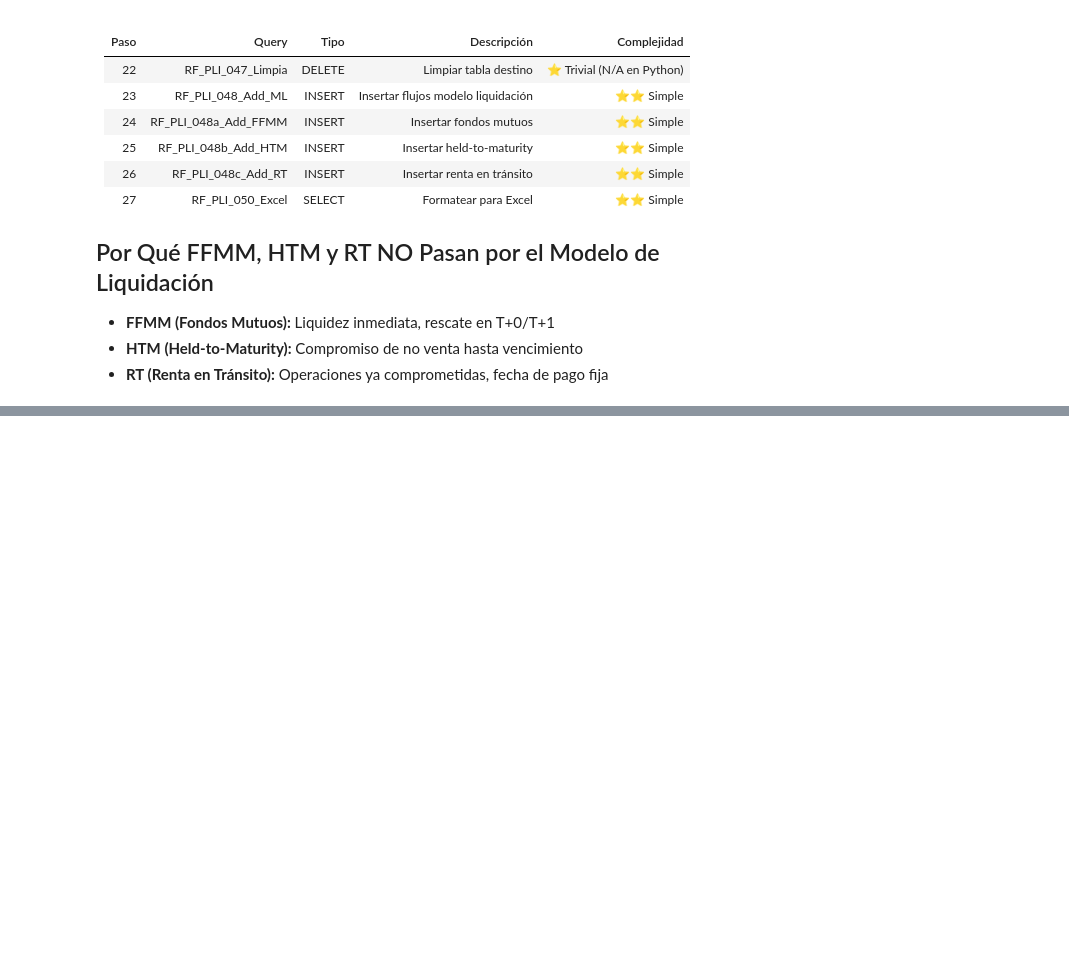
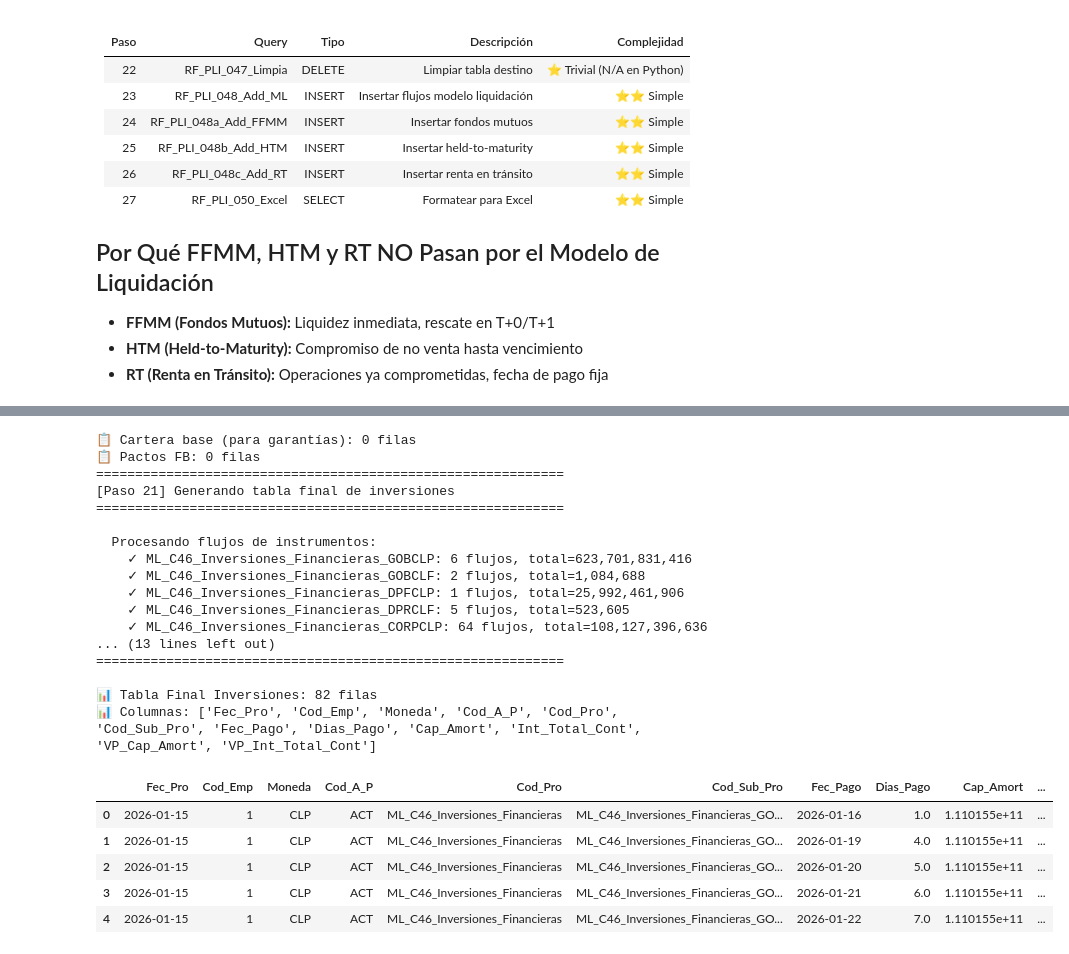
Before and after one commit to vmlandae/bfa-cl-modelos-diarios-v1, a Jupyter notebook: RF_Modelo_Inversiones/dev/draft_ml_inversiones.ipynb, the cells around one changed output, grey strips where cells are left out. Drawn from its saved outputs; the diff is of its cells as text; code cells hidden in the pictures; blank space fills up the shorter version.

Commit message:
avance notebook

```diff
--- a/RF_Modelo_Inversiones/dev/draft_ml_inversiones.ipynb
+++ b/RF_Modelo_Inversiones/dev/draft_ml_inversiones.ipynb
@@ -1189,0 +1222,59 @@ SELECT RF_PLI_049_Tabla_Desarrollo_Modelo_Inversiones.[FECHA PROCESO], RF_PLI_04
+# %%
+# =============================================================================
+# Paso 21: Generar Tabla Final Inversiones (UNION ALL)
+# =============================================================================
+
+# Preparar diccionario de flujos (ya existen en el notebook)
+flujos = {
+    'GobCLP': flujo_gob_clp,
+    'GobCLF': flujo_gob_clf,
+    'DPF': flujo_dpf,
+    'DPR': flujo_dpr,
+    'BBC': flujo_bbc,
+    'LCH': flujo_lch
+}
+
+# Cargar cartera base para garantías (RF_PLI_001b)
+df_base = tablas_access.get('RF_PLI_001b_TblCartera_RFBFA', pd.DataFrame())
+print(f"📋 Cartera base (para garantías): {len(df_base):,} filas")
+
+# Cargar pactos FB
+df_pactos = tablas_access.get('RF_PLI_044c_Add_Pactos_FB', pd.DataFrame())
+print(f"📋 Pactos FB: {len(df_pactos):,} filas")
+
+# Generar tabla final
+df_tabla_final = generar_tabla_final_inversiones(
+    flujos=flujos,
+    fecha_proceso=fecha_proceso,
+    df_base=df_base,
+    df_pactos=df_pactos,
+    verbose=True
+)
+
+print(f"\n📊 Tabla Final Inversiones: {len(df_tabla_final):,} filas")
+print(f"📊 Columnas: {list(df_tabla_final.columns)}")
+df_tabla_final.head()
+# %% [output]
+📋 Cartera base (para garantías): 0 filas
+📋 Pactos FB: 0 filas
+============================================================
+[Paso 21] Generando tabla final de inversiones
+============================================================
+
+  Procesando flujos de instrumentos:
+    ✓ ML_C46_Inversiones_Financieras_GOBCLP: 6 flujos, total=623,701,831,416
+    ✓ ML_C46_Inversiones_Financieras_GOBCLF: 2 flujos, total=1,084,688
+    ✓ ML_C46_Inversiones_Financieras_DPFCLP: 1 flujos, total=25,992,461,906
+    ✓ ML_C46_Inversiones_Financieras_DPRCLF: 5 flujos, total=523,605
+    ✓ ML_C46_Inversiones_Financieras_CORPCLP: 64 flujos, total=108,127,396,636
+... (13 lines left out)
+============================================================
+
+📊 Tabla Final Inversiones: 82 filas
+📊 Columnas: ['Fec_Pro', 'Cod_Emp', 'Moneda', 'Cod_A_P', 'Cod_Pro', 'Cod_Sub_Pro', 'Fec_Pago', 'Dias_Pago', 'Cap_Amort', 'Int_Total_Cont', 'VP_Cap_Amort', 'VP_Int_Total_Cont']
+|  | Fec_Pro | Cod_Emp | Moneda | Cod_A_P | Cod_Pro | Cod_Sub_Pro | Fec_Pago | Dias_Pago | Cap_Amort | ... |
+| 0 | 2026-01-15 | 1 | CLP | ACT | ML_C46_Inversiones_Financieras | ML_C46_Inversiones_Financieras_GO... | 2026-01-16 | 1.0 | 1.110155e+11 | ... |
+| 1 | 2026-01-15 | 1 | CLP | ACT | ML_C46_Inversiones_Financieras | ML_C46_Inversiones_Financieras_GO... | 2026-01-19 | 4.0 | 1.110155e+11 | ... |
+| 2 | 2026-01-15 | 1 | CLP | ACT | ML_C46_Inversiones_Financieras | ML_C46_Inversiones_Financieras_GO... | 2026-01-20 | 5.0 | 1.110155e+11 | ... |
+| 3 | 2026-01-15 | 1 | CLP | ACT | ML_C46_Inversiones_Financieras | ML_C46_Inversiones_Financieras_GO... | 2026-01-21 | 6.0 | 1.110155e+11 | ... |
+| 4 | 2026-01-15 | 1 | CLP | ACT | ML_C46_Inversiones_Financieras | ML_C46_Inversiones_Financieras_GO... | 2026-01-22 | 7.0 | 1.110155e+11 | ... |
```
Also changed, not shown: parts of 15 cells of this notebook, 2 other files.
